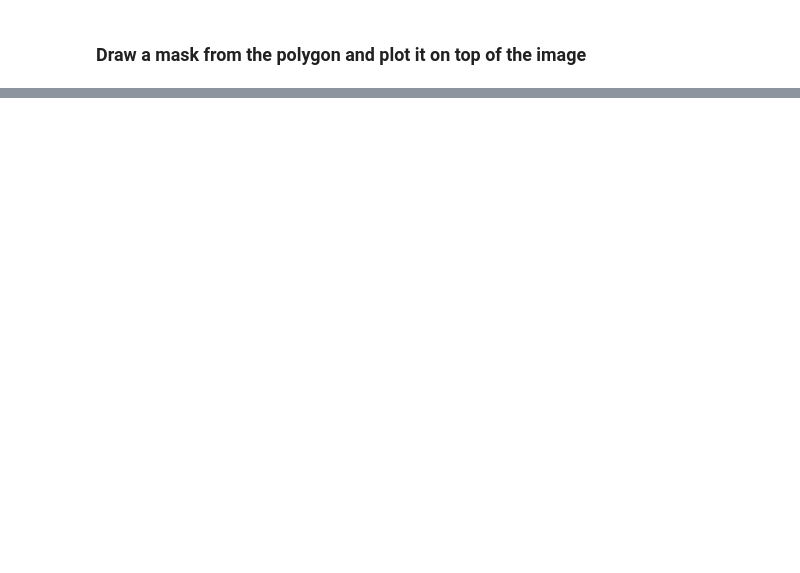
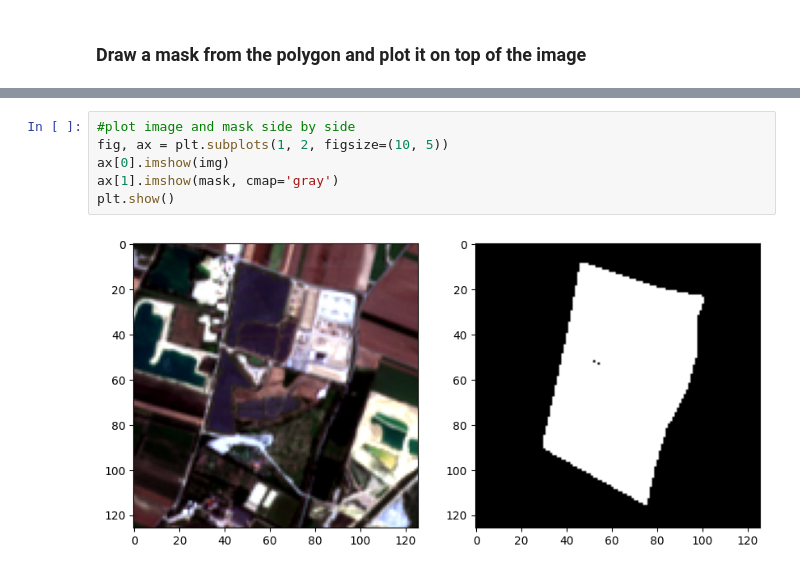
Before and after one commit to BertilleT/Landfill_segmentation, a Jupyter notebook: plot_mask_on_top_s2_img.ipynb, the cells around one changed output, grey strips where cells are left out. Drawn from its saved outputs; the diff is of its cells as text; blank space fills up the shorter version.

```diff
--- a/plot_mask_on_top_s2_img.ipynb
+++ b/plot_mask_on_top_s2_img.ipynb
@@ -259,0 +255,8 @@ with rasterio.open(my_path) as src:
+# %%
+#plot image and mask side by side
+fig, ax = plt.subplots(1, 2, figsize=(10, 5))
+ax[0].imshow(img)
+ax[1].imshow(mask, cmap='gray')
+plt.show()
+# %% [output]
+[figure, added]
```
Also changed, not shown: parts of 15 cells of this notebook, 4 other files.
